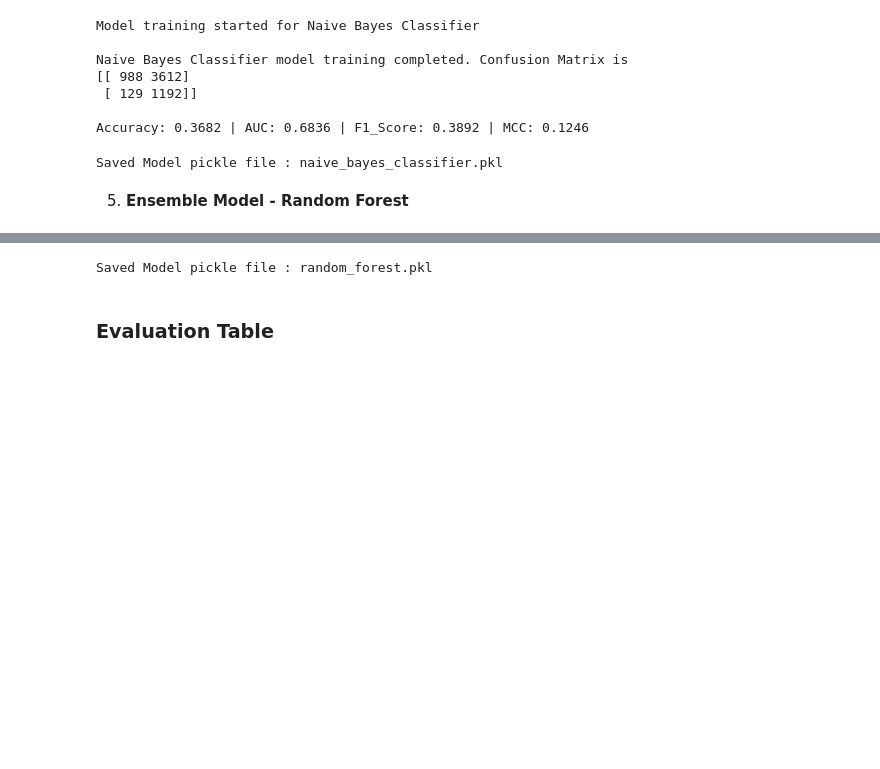
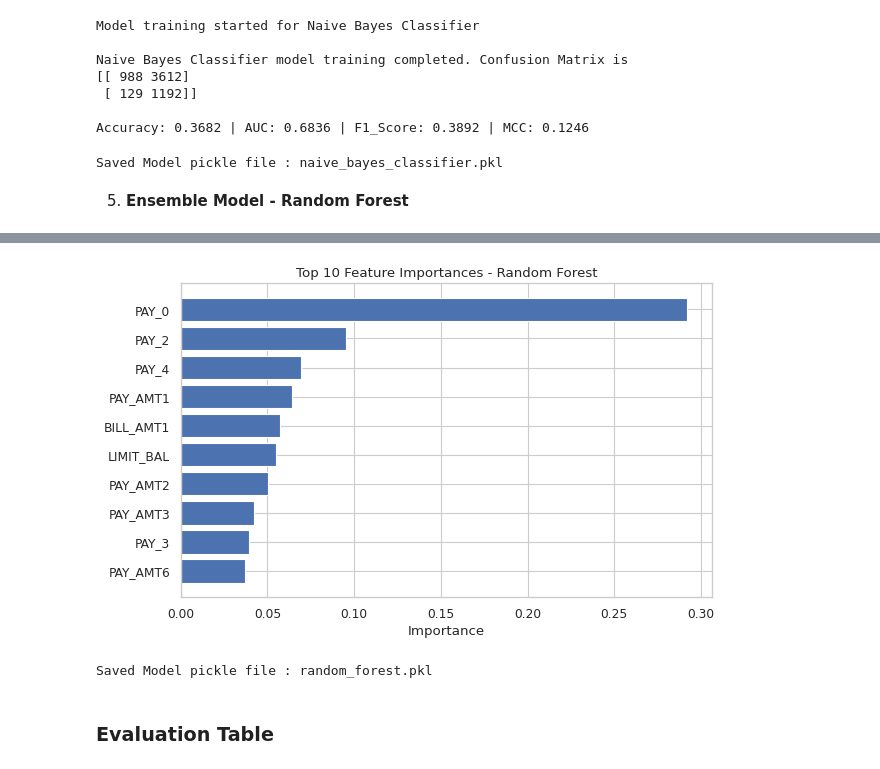
Before and after one commit to 2025da04151-stack/Taiwan-Credit-card-default-Prediction, a Jupyter notebook: model/ML_Assignment_2_Binary_Classification.ipynb, the cells around one changed output, grey strips where cells are left out. Drawn from its saved outputs; the diff is of its cells as text; code cells hidden in the pictures; blank space fills up the shorter version.

```diff
--- a/model/ML_Assignment_2_Binary_Classification.ipynb
+++ b/model/ML_Assignment_2_Binary_Classification.ipynb
@@ -768,3 +789,20 @@ Accuracy: 0.8244 | AUC: 0.7753 | F1_Score: 0.4784 | MCC: 0.4177
+# %%
+# Feature importance
+feature_names = X_train.columns
+feature_importance = pd.DataFrame({
+    'feature': feature_names,
+    'importance': Random_Forest.feature_importances_
+}).sort_values('importance', ascending=False)
+
+plt.figure(figsize=(8, 5))
+plt.barh(feature_importance.head(10)['feature'], feature_importance.head(10)['importance'])
+plt.xlabel('Importance')
+plt.title('Top 10 Feature Importances - Random Forest')
+plt.gca().invert_yaxis()
+plt.tight_layout()
+plt.show()
+# %% [output]
+[figure, added]
 # %%
 # Saving model pickle files
 filename = "random_forest.pkl"
```
Also changed, not shown: parts of 5 cells of this notebook, 1 other file.
